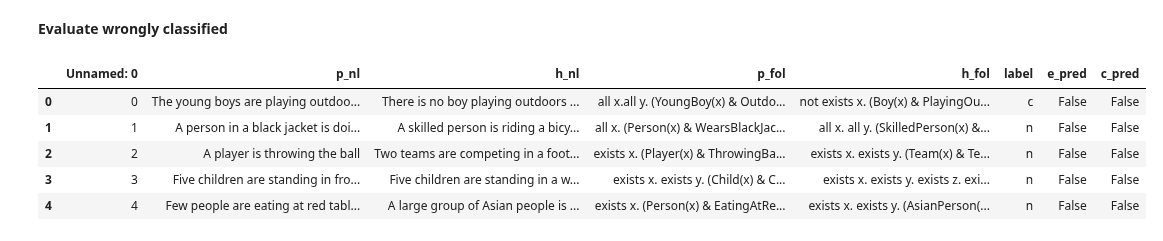
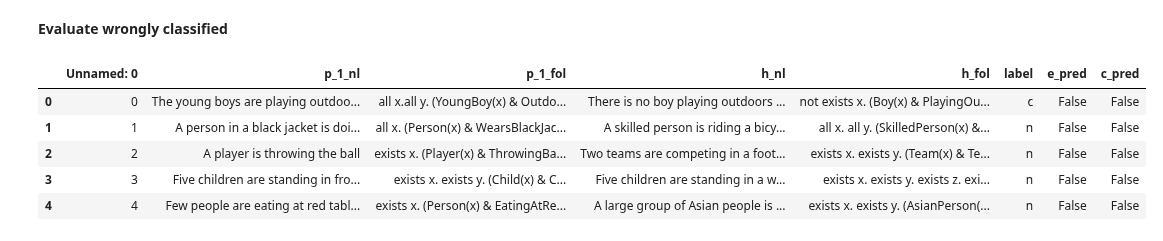
Before and after one commit to ppls-nd-prs/lola, a Jupyter notebook: NLTK.ipynb, the cells around one changed output. Cells and saved outputs as stored; diff of their text form; code cells hidden in the pictures.

```diff
--- a/NLTK.ipynb
+++ b/NLTK.ipynb
@@ -206,15 +206,15 @@ import pandas as pd
 from evaluation import get_wrong_items, get_fol_expressions, get_free_vars, get_correct_items
 # %%
 #Load csv with results
-res_SICK_trial = pd.read_csv ('evaluations/sick_trial_evaluation.csv')
+res_SICK_trial = pd.read_csv('evaluations/sick_trial_evaluation.csv', sep = '\t')
 res_SICK_trial.head()
 # %% [output]
-|  | Unnamed: 0 | p_nl | h_nl | p_fol | h_fol | label | e_pred | c_pred |
-| 0 | 0 | The young boys are playing outdoo... | There is no boy playing outdoors ... | all x.all y. (YoungBoy(x) & Outdo... | not exists x. (Boy(x) & PlayingOu... | c | False | False |
-| 1 | 1 | A person in a black jacket is doi... | A skilled person is riding a bicy... | all x. (Person(x) & WearsBlackJac... | all x. all y. (SkilledPerson(x) &... | n | False | False |
-| 2 | 2 | A player is throwing the ball | Two teams are competing in a foot... | exists x. (Player(x) & ThrowingBa... | exists x. exists y. (Team(x) & Te... | n | False | False |
-| 3 | 3 | Five children are standing in fro... | Five children are standing in a w... | exists x. exists y. (Child(x) & C... | exists x. exists y. exists z. exi... | n | False | False |
-| 4 | 4 | Few people are eating at red tabl... | A large group of Asian people is ... | exists x. (Person(x) & EatingAtRe... | exists x. exists y. (AsianPerson(... | n | False | False |
+|  | Unnamed: 0 | p_1_nl | p_1_fol | h_nl | h_fol | label | e_pred | c_pred |
+| 0 | 0 | The young boys are playing outdoo... | all x.all y. (YoungBoy(x) & Outdo... | There is no boy playing outdoors ... | not exists x. (Boy(x) & PlayingOu... | c | False | False |
+| 1 | 1 | A person in a black jacket is doi... | all x. (Person(x) & WearsBlackJac... | A skilled person is riding a bicy... | all x. all y. (SkilledPerson(x) &... | n | False | False |
+| 2 | 2 | A player is throwing the ball | exists x. (Player(x) & ThrowingBa... | Two teams are competing in a foot... | exists x. exists y. (Team(x) & Te... | n | False | False |
+| 3 | 3 | Five children are standing in fro... | exists x. exists y. (Child(x) & C... | Five children are standing in a w... | exists x. exists y. exists z. exi... | n | False | False |
+| 4 | 4 | Few people are eating at red tabl... | exists x. (Person(x) & EatingAtRe... | A large group of Asian people is ... | exists x. exists y. (AsianPerson(... | n | False | False |
 # %%
 st_wrong_e, st_wrong_c, st_wrong_n = get_wrong_items(res_SICK_trial)    #st = sick trial
 st_wrong = pd.concat([st_wrong_e, st_wrong_c, st_wrong_n])
```
Also changed, not shown: parts of 10 cells of this notebook, 1 other file.
